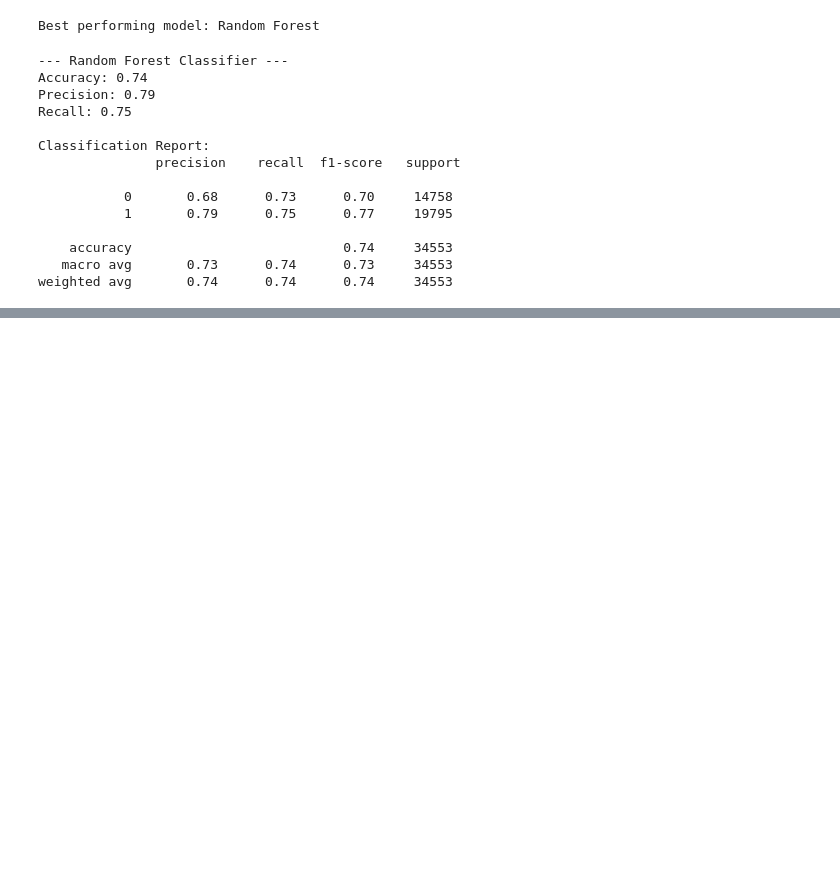
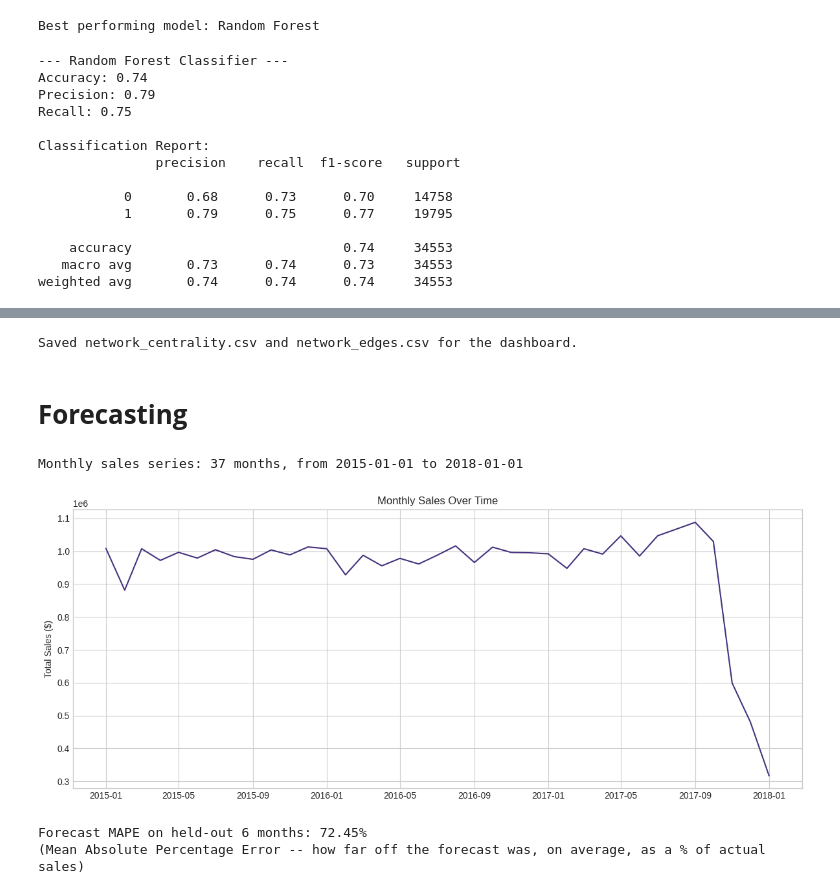
Before and after one commit to samrinasarkar-sammi/Supply-Chain-Analysis-Project-Using-Python, a Jupyter notebook: Supply_Chain_Analysis_Project.ipynb, the cells around one changed output, grey strips where cells are left out. Saved outputs shown, nothing was run; the diff lists cells and outputs as text; code cells hidden in the pictures; blank space fills up the shorter version.

```diff
--- a/Supply_Chain_Analysis_Project.ipynb
+++ b/Supply_Chain_Analysis_Project.ipynb
@@ -734,0 +887,77 @@ weighted avg       0.74      0.74      0.74     34553
+# %%
+# ---------------------------------------------------------------------
+# STEP 5 — Export for the Power BI dashboard
+# ---------------------------------------------------------------------
+centrality_df.to_csv("/content/drive/MyDrive/Data Project/Supply chain Project/network_centrality.csv", index=False)
+
+edges_export = pd.concat([
+    region_dept_edges.rename(columns={"Order Region": "Source", "Department Name": "Target"}),
+    dept_ship_edges.rename(columns={"Department Name": "Source", "Shipping Mode": "Target"}),
+])
+edges_export.to_csv("/content/drive/MyDrive/Data Project/Supply chain Project/network_edges.csv", index=False)
+
+print("\nSaved network_centrality.csv and network_edges.csv for the dashboard.")
+# %% [output]
+Saved network_centrality.csv and network_edges.csv for the dashboard.
+# %% [markdown]
+# **Forecasting**
+# %%
+
+!pip install -q statsmodels
+from statsmodels.tsa.holtwinters import ExponentialSmoothing
+from sklearn.metrics import mean_absolute_percentage_error
+
+# ---------------------------------------------------------------------
+# STEP 1 — Aggregate to monthly sales (needs year, not just month,
+# since this dataset spans multiple years)
+# ---------------------------------------------------------------------
+df["order_year_month"] = df["order date (DateOrders)"].dt.to_period("M")
+
+monthly_sales = (
+    df.groupby("order_year_month")["Sales"]
+    .sum()
+    .reset_index()
+)
+monthly_sales["order_year_month"] = monthly_sales["order_year_month"].dt.to_timestamp()
+monthly_sales = monthly_sales.sort_values("order_year_month").set_index("order_year_month")
+
+print(f"Monthly sales series: {len(monthly_sales)} months, "
+      f"from {monthly_sales.index.min().date()} to {monthly_sales.index.max().date()}")
+
+plt.figure(figsize=(12, 5))
+plt.plot(monthly_sales.index, monthly_sales["Sales"])
+plt.title("Monthly Sales Over Time")
+plt.ylabel("Total Sales ($)")
+plt.tight_layout()
+plt.show()
+# %% [output]
+Monthly sales series: 37 months, from 2015-01-01 to 2018-01-01
+[figure, added]
+# %%
+# ---------------------------------------------------------------------
+# STEP 2 — Train/test split: hold out the last 6 months to check
+# forecast accuracy honestly, rather than just fitting and eyeballing it
+# ---------------------------------------------------------------------
+HOLDOUT_MONTHS = 6
+
+train = monthly_sales.iloc[:-HOLDOUT_MONTHS]
+test = monthly_sales.iloc[-HOLDOUT_MONTHS:]
+
+# ---------------------------------------------------------------------
+# STEP 3 — Fit Holt-Winters Exponential Smoothing
+# (a standard, interpretable forecasting method -- handles trend and
+# seasonality without needing heavy tuning, good fit for a one-week
+# pilot where the point is showing the capability, not perfecting it)
+# ---------------------------------------------------------------------
+model = ExponentialSmoothing(
+    train["Sales"], trend="add", seasonal="mul", seasonal_periods=12, damped_trend=True
+).fit()
+
+forecast = model.forecast(HOLDOUT_MONTHS)
+
+mape = mean_absolute_percentage_error(test["Sales"], forecast) * 100
+print(f"\nForecast MAPE on held-out 6 months: {mape:.2f}%")
+print("(Mean Absolute Percentage Error -- how far off the forecast was, on average, as a % of actual sales)")
+# %% [output]
+Forecast MAPE on held-out 6 months: 72.45%
+(Mean Absolute Percentage Error -- how far off the forecast was, on average, as a % of actual sales)
```
Also changed, not shown: parts of 14 cells of this notebook.
